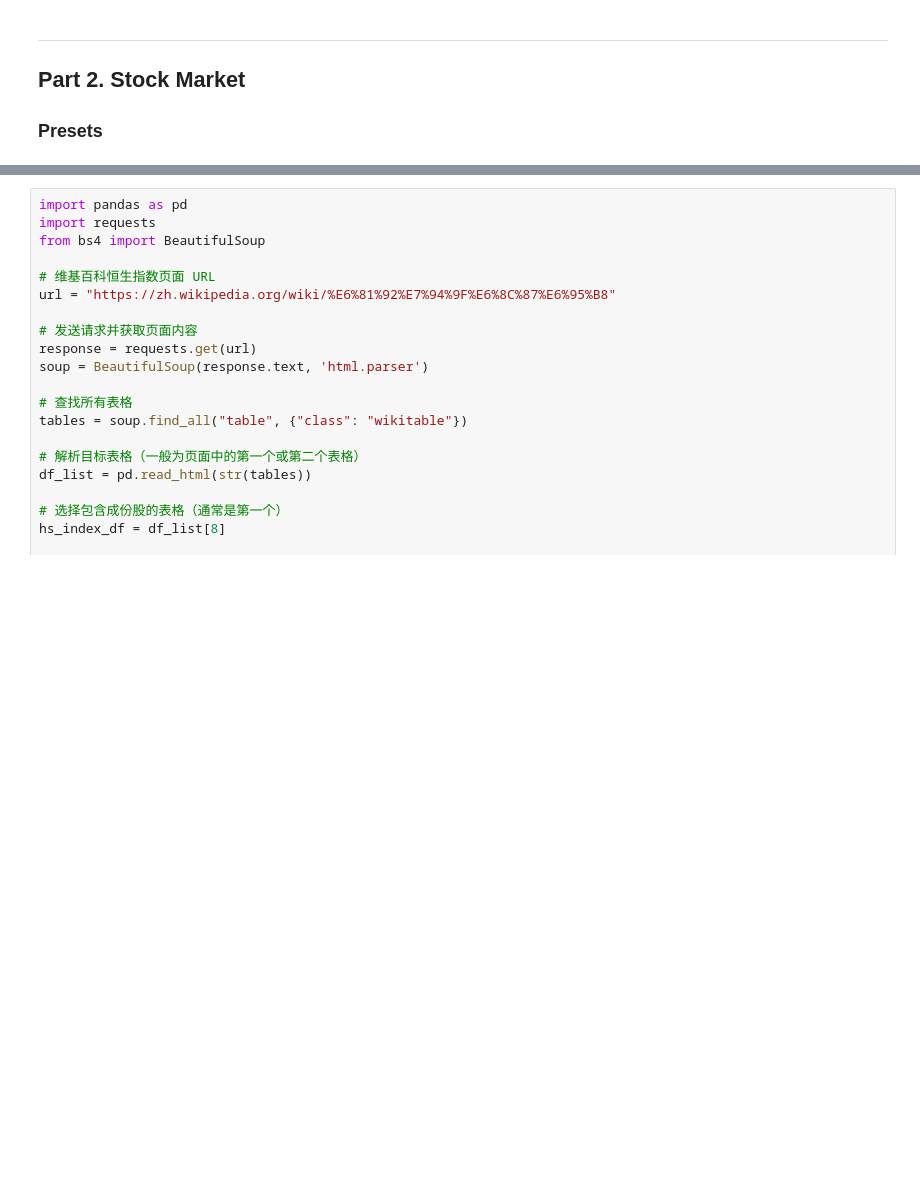
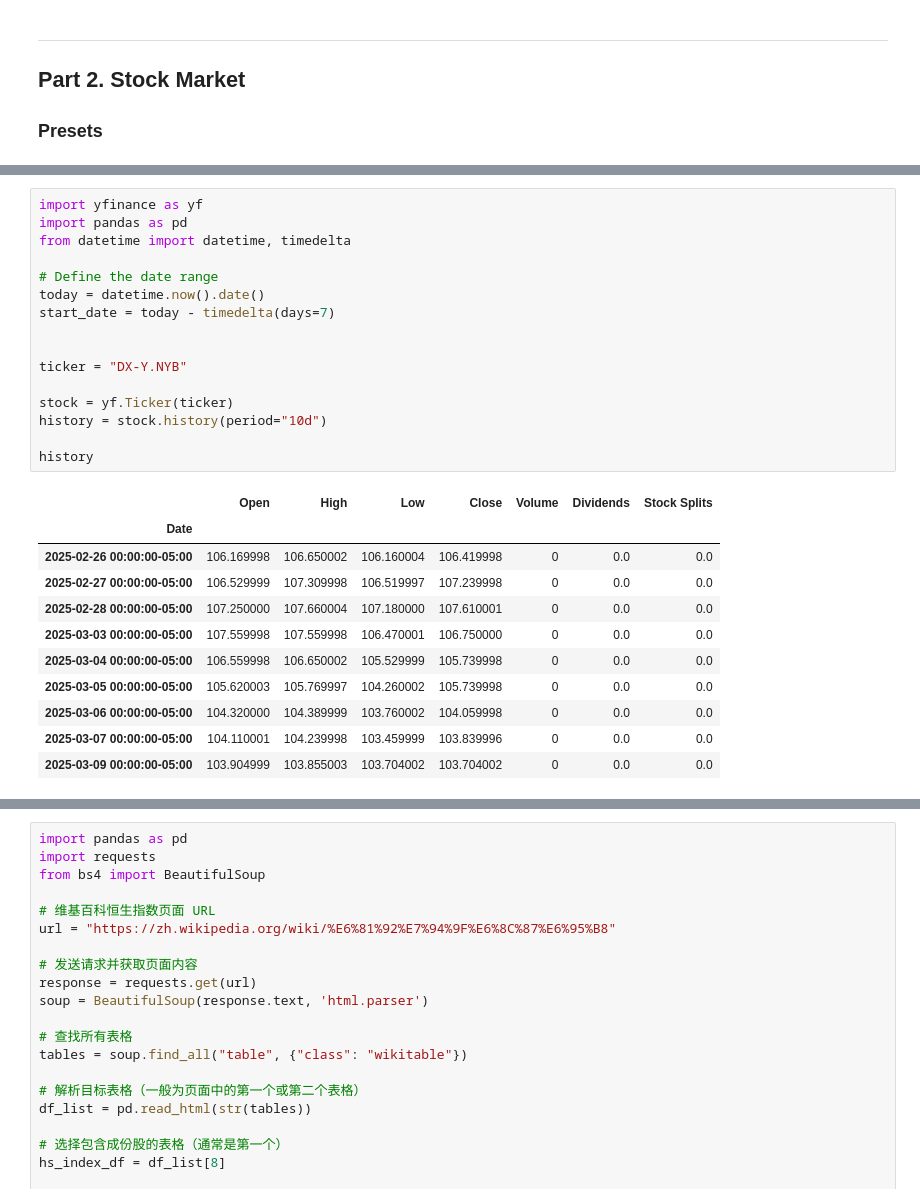
Before and after one commit to MatchaAzukii/Azukii_Project, a Jupyter notebook: weekly finance data/weekly finance.ipynb, the cells around one changed output, grey strips where cells are left out. Saved outputs shown, nothing was run; the diff lists cells and outputs as text; blank space fills up the shorter version.

```diff
--- a/weekly finance data/weekly finance.ipynb
+++ b/weekly finance data/weekly finance.ipynb
@@ -188,0 +230,28 @@ data
+# %%
+import yfinance as yf
+import pandas as pd
+from datetime import datetime, timedelta
+
+# Define the date range
+today = datetime.now().date()
+start_date = today - timedelta(days=7)
+
+
+ticker = "DX-Y.NYB"
+
+stock = yf.Ticker(ticker)
+history = stock.history(period="10d")
+
+history
+# %% [output]
+|  | Open | High | Low | Close | Volume | Dividends | Stock Splits |
+| Date |  |  |  |  |  |  |  |
+| 2025-02-26 00:00:00-05:00 | 106.169998 | 106.650002 | 106.160004 | 106.419998 | 0 | 0.0 | 0.0 |
+| 2025-02-27 00:00:00-05:00 | 106.529999 | 107.309998 | 106.519997 | 107.239998 | 0 | 0.0 | 0.0 |
+| 2025-02-28 00:00:00-05:00 | 107.250000 | 107.660004 | 107.180000 | 107.610001 | 0 | 0.0 | 0.0 |
+| 2025-03-03 00:00:00-05:00 | 107.559998 | 107.559998 | 106.470001 | 106.750000 | 0 | 0.0 | 0.0 |
+| 2025-03-04 00:00:00-05:00 | 106.559998 | 106.650002 | 105.529999 | 105.739998 | 0 | 0.0 | 0.0 |
+| 2025-03-05 00:00:00-05:00 | 105.620003 | 105.769997 | 104.260002 | 105.739998 | 0 | 0.0 | 0.0 |
+| 2025-03-06 00:00:00-05:00 | 104.320000 | 104.389999 | 103.760002 | 104.059998 | 0 | 0.0 | 0.0 |
+| 2025-03-07 00:00:00-05:00 | 104.110001 | 104.239998 | 103.459999 | 103.839996 | 0 | 0.0 | 0.0 |
+| 2025-03-09 00:00:00-05:00 | 103.904999 | 103.855003 | 103.704002 | 103.704002 | 0 | 0.0 | 0.0 |
```
Also changed, not shown: parts of 10 cells of this notebook, 1 other file.
